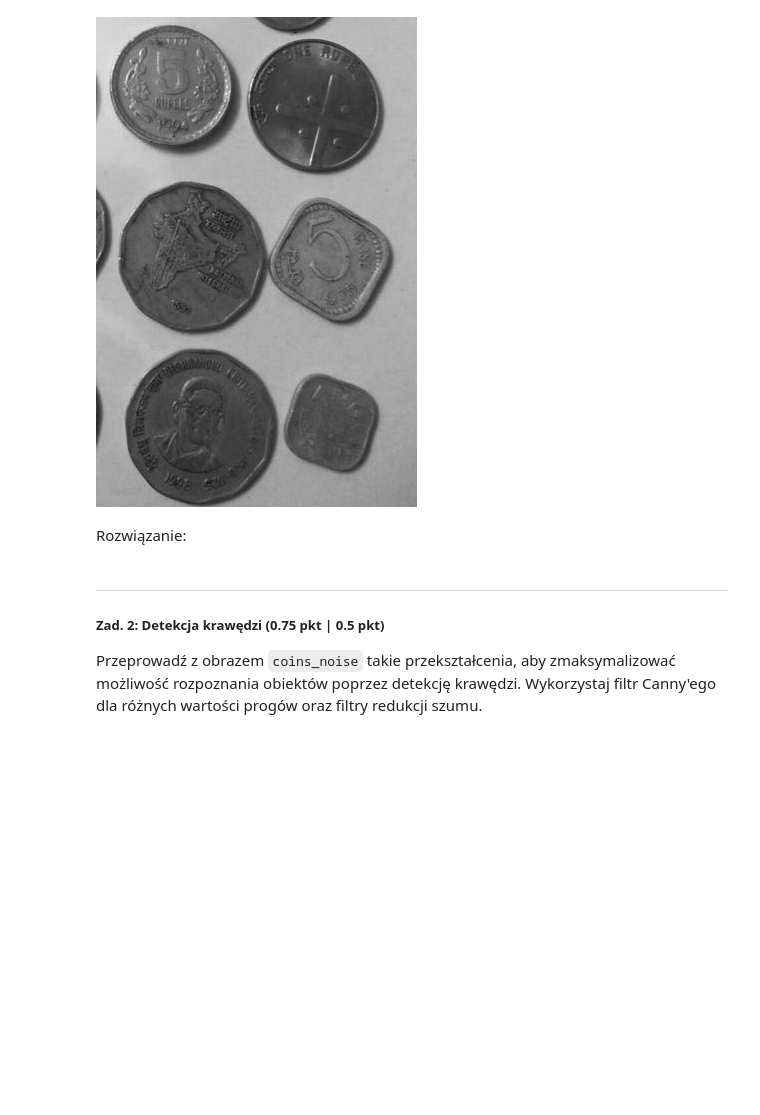
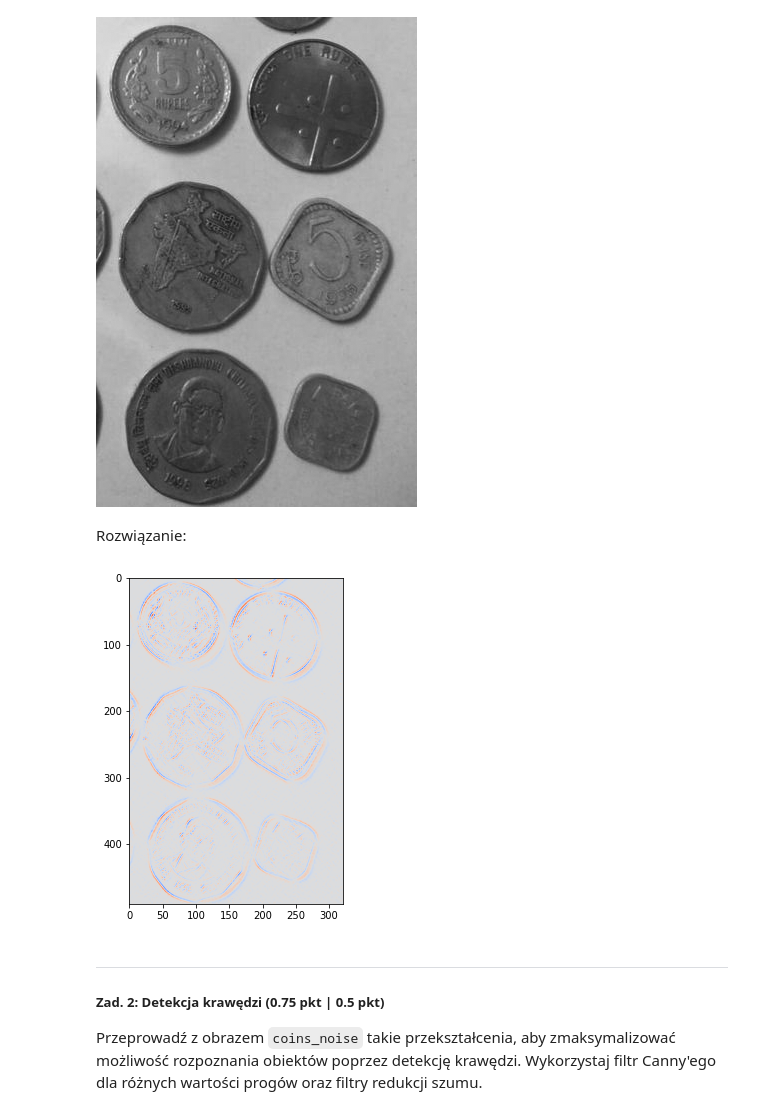
Before and after one commit to ProtossLuigi/studia-mag, a Jupyter notebook: analiza_i_przetwarzanie_obrazow/lab3/Lab3_zadanie.ipynb, the cells around one changed output. Cells and saved outputs as stored; diff of their text form; code cells hidden in the pictures; blank space fills up the shorter version.

```diff
--- a/analiza_i_przetwarzanie_obrazow/lab3/Lab3_zadanie.ipynb
+++ b/analiza_i_przetwarzanie_obrazow/lab3/Lab3_zadanie.ipynb
@@ -18,6 +18,12 @@ Image.fromarray(coins)
 [figure]
 # %% [markdown]
 Rozwiązanie:
+# %%
+sobelxy = cv2.Sobel(src=coins, ddepth=cv2.CV_64F, dx=1, dy=1, ksize=5)
+fig, ax = plt.subplots(figsize=(12,6))
+im = ax.imshow(sobelxy, cmap='coolwarm')
+# %% [output]
+[figure, added]
 # %% [markdown]
 ---
 
```
Also changed, not shown: parts of 2 cells of this notebook.
